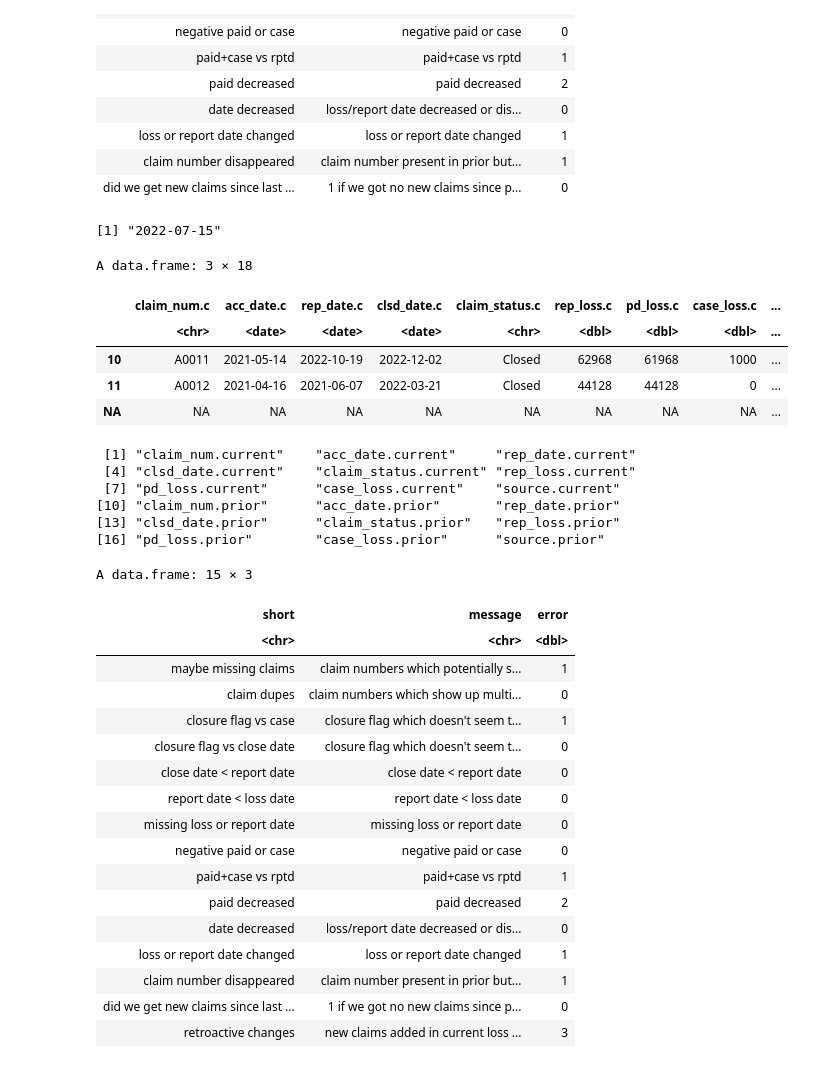
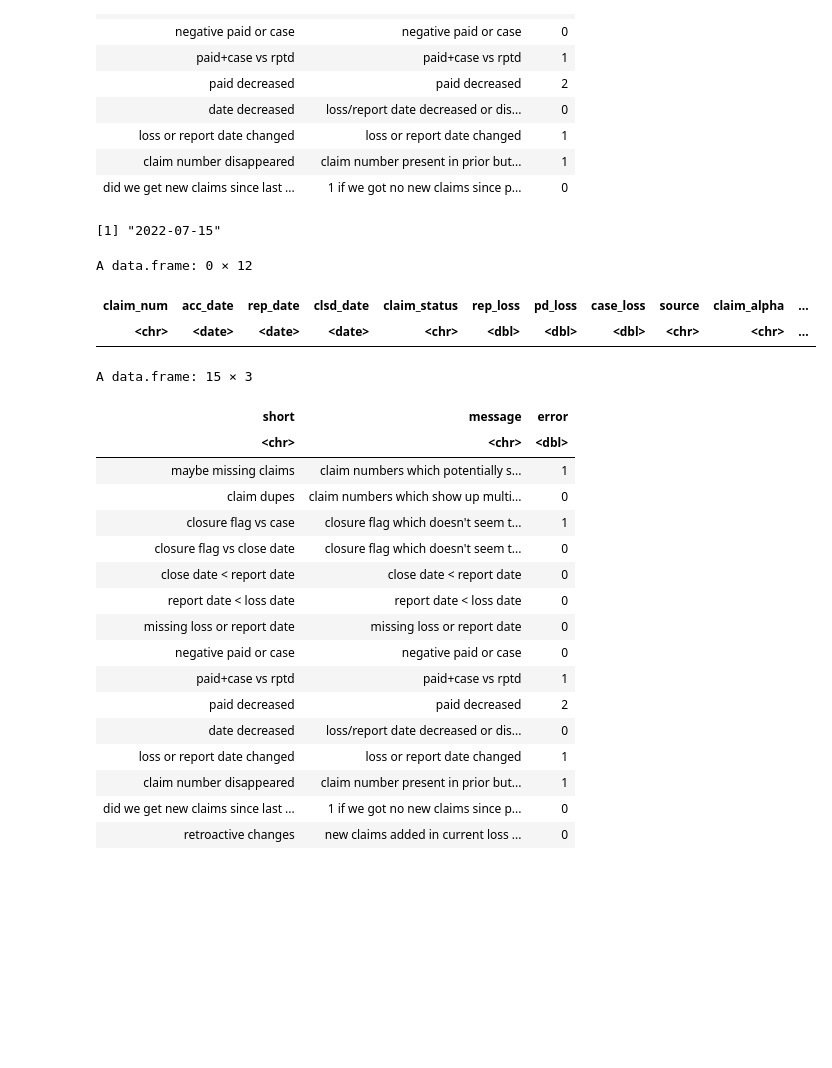
Before and after one commit to Dim-Alps-201/KP, a Jupyter notebook: loss run exercise.ipynb, the cells around one changed output. Saved outputs shown, nothing was run; the diff lists cells and outputs as text; code cells hidden in the pictures; blank space fills up the shorter version.

```diff
--- a/loss run exercise.ipynb
+++ b/loss run exercise.ipynb
@@ -751,49 +742,39 @@ A data.frame: 14 × 3
 #I don't know the evaluation date of the prior loss run, but I'm guessing that it's <= the max date in the prior loss run
 priorEval_LB = pmax(max(p[,c("acc_date")]),max(p[,c("rep_date")]),max(coalesce(p[,c("clsd_date")],ancient)))
 priorEval_LB
 
-T <- j[!is.na(j[["claim_num.c"]]) & is.na(j[["claim_num.p"]]),]
+T <- c
 T <- T[T[["acc_date.c"]]<priorEval_LB | T[["rep_date.c"]]<priorEval_LB | T[["clsd_date.c"]]<priorEval_LB,]
 T
 
 colnames(T) <- sub("\\.c", ".current", colnames(T))
 colnames(T) <- sub("\\.p", ".prior", colnames(T))
 
 #create error messages
 short = "retroactive changes"
 message = "new claims added in current loss run, with loss/report/close date likely prior to the evaluation date of the prior loss run"
 discussion = "could be timing issues, something else"
 error=nrow(T)
 
 #add errors to table
 test_errors=rbind(test_errors,data.frame(short=short,message=message,error=error))
 test_errors
 
 #add errors to worksheet
 if (error>0) {
     newsheet_destructive(short)
     popsheet(short,T,short,discussion,dec0,1,1)
     stylechange(short,dt,nrow(T)+7,3,5)
-    stylechange(short,dt,nrow(T)+7,12,14)
-    wb$add_fill(sheet=short, dims = (wb_dims(rows=1:(nrow(T)+7),cols=1+match(c("claim_num.current", "source.current","claim_num.prior", "source.prior","acc_date.current","acc_date.prior","rep_date.current","rep_date.prior","clsd_date.current","clsd_date.prior"), colnames(T)))), color = wb_color(hex = "F8C8DC"))
+    wb$add_fill(sheet=short, dims = (wb_dims(rows=1:(nrow(T)+7),cols=1+match(c("claim_num", "source","acc_date","rep_date","clsd_date"), colnames(T)))), color = wb_color(hex = "F8C8DC"))
     autowidth(short,,12)
     wb_save(wb, output_path, overwrite = TRUE)
 }
 # %% [output]
 [1] "2022-07-15"
-A data.frame: 3 × 18
+A data.frame: 0 × 12
-|  | claim_num.c | acc_date.c | rep_date.c | clsd_date.c | claim_status.c | rep_loss.c | pd_loss.c | case_loss.c | ... |
-|  | <chr> | <date> | <date> | <date> | <chr> | <dbl> | <dbl> | <dbl> | ... |
-| 10 | A0011 | 2021-05-14 | 2022-10-19 | 2022-12-02 | Closed | 62968 | 61968 | 1000 | ... |
-| 11 | A0012 | 2021-04-16 | 2021-06-07 | 2022-03-21 | Closed | 44128 | 44128 | 0 | ... |
-| NA | NA | NA | NA | NA | NA | NA | NA | NA | ... |
+| claim_num | acc_date | rep_date | clsd_date | claim_status | rep_loss | pd_loss | case_loss | source | claim_alpha | ... |
+| <chr> | <date> | <date> | <date> | <chr> | <dbl> | <dbl> | <dbl> | <chr> | <chr> | ... |
- [1] "claim_num.current"    "acc_date.current"     "rep_date.current"
- [4] "clsd_date.current"    "claim_status.current" "rep_loss.current"
- [7] "pd_loss.current"      "case_loss.current"    "source.current"
-[10] "claim_num.prior"      "acc_date.prior"       "rep_date.prior"
-[13] "clsd_date.prior"      "claim_status.prior"   "rep_loss.prior"
-[16] "pd_loss.prior"        "case_loss.prior"      "source.prior"
+A data.frame: 15 × 3
-A data.frame: 15 × 3
 | short | message | error |
 | <chr> | <chr> | <dbl> |
 | maybe missing claims | claim numbers which potentially s... | 1 |
@@ -810,7 +791,7 @@ A data.frame: 15 × 3
 | loss or report date changed | loss or report date changed | 1 |
 | claim number disappeared | claim number present in prior but... | 1 |
 | did we get new claims since last ... | 1 if we got no new claims since p... | 0 |
-| retroactive changes | new claims added in current loss ... | 3 |
+| retroactive changes | new claims added in current loss ... | 0 |
 # %%
 ##summarize errors
 
```
Also changed, not shown: parts of 1 cell of this notebook, 1 other file.
